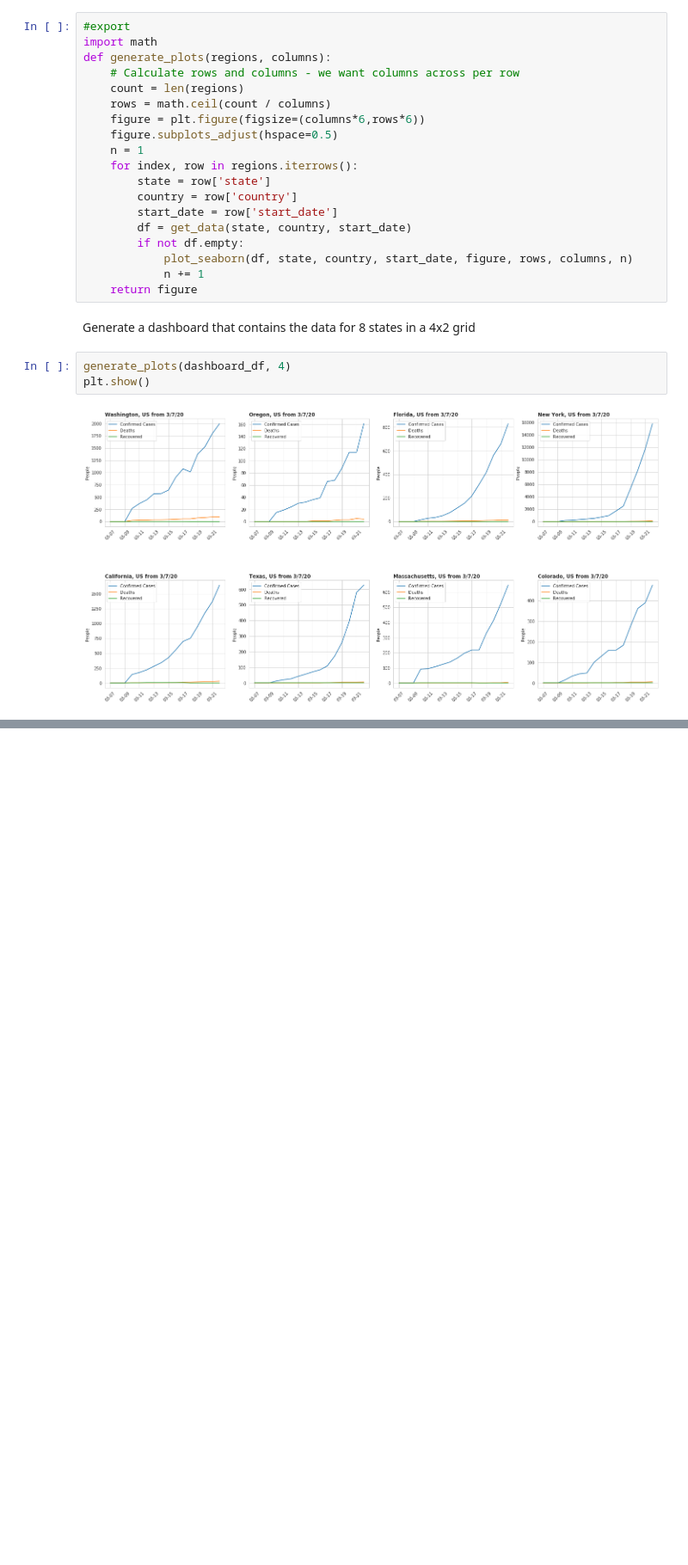
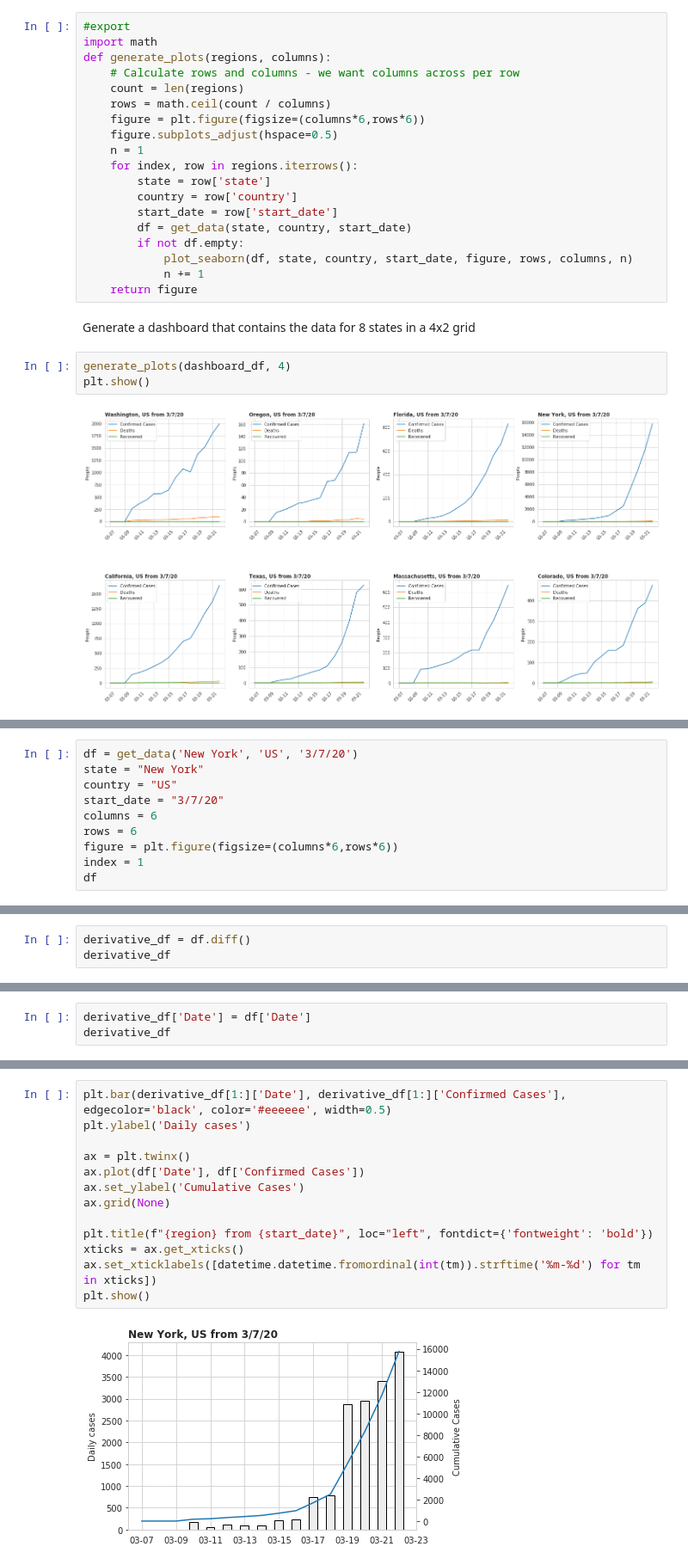
Before and after one commit to jflam/covid19, a Jupyter notebook: 00_core.ipynb, the cells around one changed output, grey strips where cells are left out. Shown at 86% size. Cells and saved outputs as stored; diff of their text form; blank space fills up the shorter version.

Commit message:
Updating plots to show first derivative (daily cases)

```diff
--- a/00_core.ipynb
+++ b/00_core.ipynb
@@ -499,0 +508,10 @@ pd.merge(states_df, confirmed_df, how='left', right_on=["Province/State"], left_
+# %%
+df = get_data('New York', 'US', '3/7/20')
+state = "New York"
+country = "US"
+start_date = "3/7/20"
+columns = 6
+rows = 6
+figure = plt.figure(figsize=(columns*6,rows*6))
+index = 1
+df
@@ -499,0 +539,3 @@ pd.merge(states_df, confirmed_df, how='left', right_on=["Province/State"], left_
+# %%
+derivative_df = df.diff()
+derivative_df
@@ -499,0 +560,3 @@ pd.merge(states_df, confirmed_df, how='left', right_on=["Province/State"], left_
+# %%
+derivative_df['Date'] = df['Date']
+derivative_df
@@ -499,0 +581,15 @@ pd.merge(states_df, confirmed_df, how='left', right_on=["Province/State"], left_
+# %%
+plt.bar(derivative_df[1:]['Date'], derivative_df[1:]['Confirmed Cases'], edgecolor='black', color='#eeeeee', width=0.5)
+plt.ylabel('Daily cases')
+
+ax = plt.twinx()
+ax.plot(df['Date'], df['Confirmed Cases'])
+ax.set_ylabel('Cumulative Cases')
+ax.grid(None)
+
+plt.title(f"{region} from {start_date}", loc="left", fontdict={'fontweight': 'bold'})
+xticks = ax.get_xticks()
+ax.set_xticklabels([datetime.datetime.fromordinal(int(tm)).strftime('%m-%d') for tm in xticks])
+plt.show()
+# %% [output]
+[figure, added]
```
Also changed, not shown: parts of 31 cells of this notebook, 3 other files.
